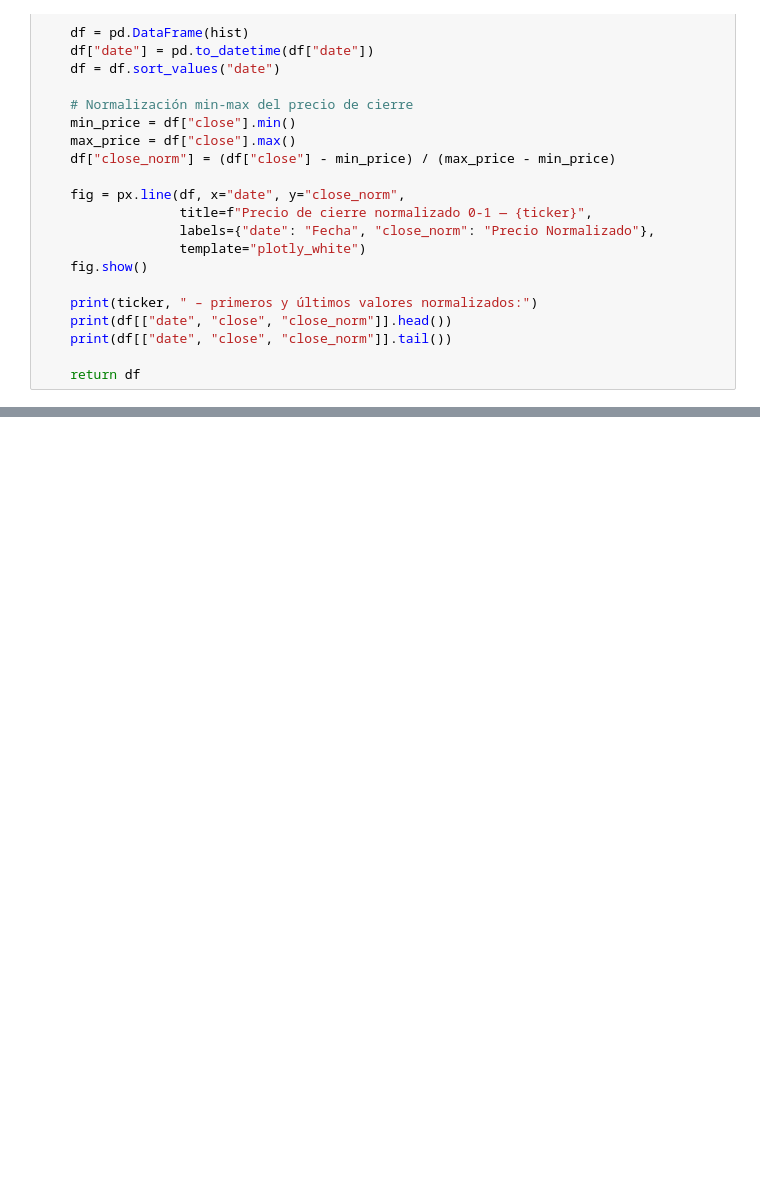
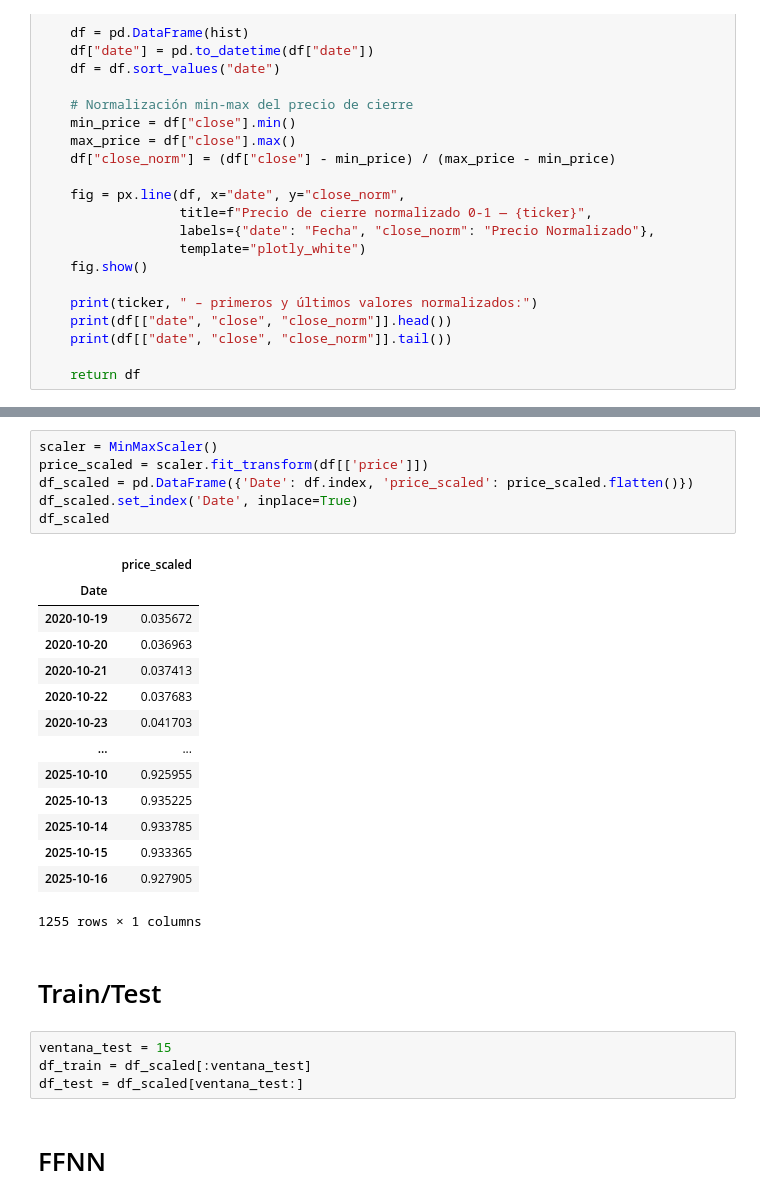
Before and after one commit to priscilacervantes25/E2_Prediccion_precio_cierre_accion, a Jupyter notebook: main.ipynb, the cells around one changed output, grey strips where cells are left out. Drawn from its saved outputs; the diff is of its cells as text; blank space fills up the shorter version.

Commit message:
Test/Train

```diff
--- a/main.ipynb
+++ b/main.ipynb
@@ -222,0 +304,29 @@ MSFT  – primeros y últimos valores normalizados:
+# %%
+scaler = MinMaxScaler()
+price_scaled = scaler.fit_transform(df[['price']])
+df_scaled = pd.DataFrame({'Date': df.index, 'price_scaled': price_scaled.flatten()})
+df_scaled.set_index('Date', inplace=True)
+df_scaled
+# %% [output]
+|  | price_scaled |
+| Date |  |
+| 2020-10-19 | 0.035672 |
+| 2020-10-20 | 0.036963 |
+| 2020-10-21 | 0.037413 |
+| 2020-10-22 | 0.037683 |
+| 2020-10-23 | 0.041703 |
+| ... | ... |
+| 2025-10-10 | 0.925955 |
+| 2025-10-13 | 0.935225 |
+| 2025-10-14 | 0.933785 |
+| 2025-10-15 | 0.933365 |
+| 2025-10-16 | 0.927905 |
+1255 rows × 1 columns
+# %% [markdown]
+# Train/Test
+# %%
+ventana_test = 15
+df_train = df_scaled[:ventana_test]
+df_test = df_scaled[ventana_test:]
+# %% [markdown]
+# FFNN
```
Also changed, not shown: parts of 9 cells of this notebook.
